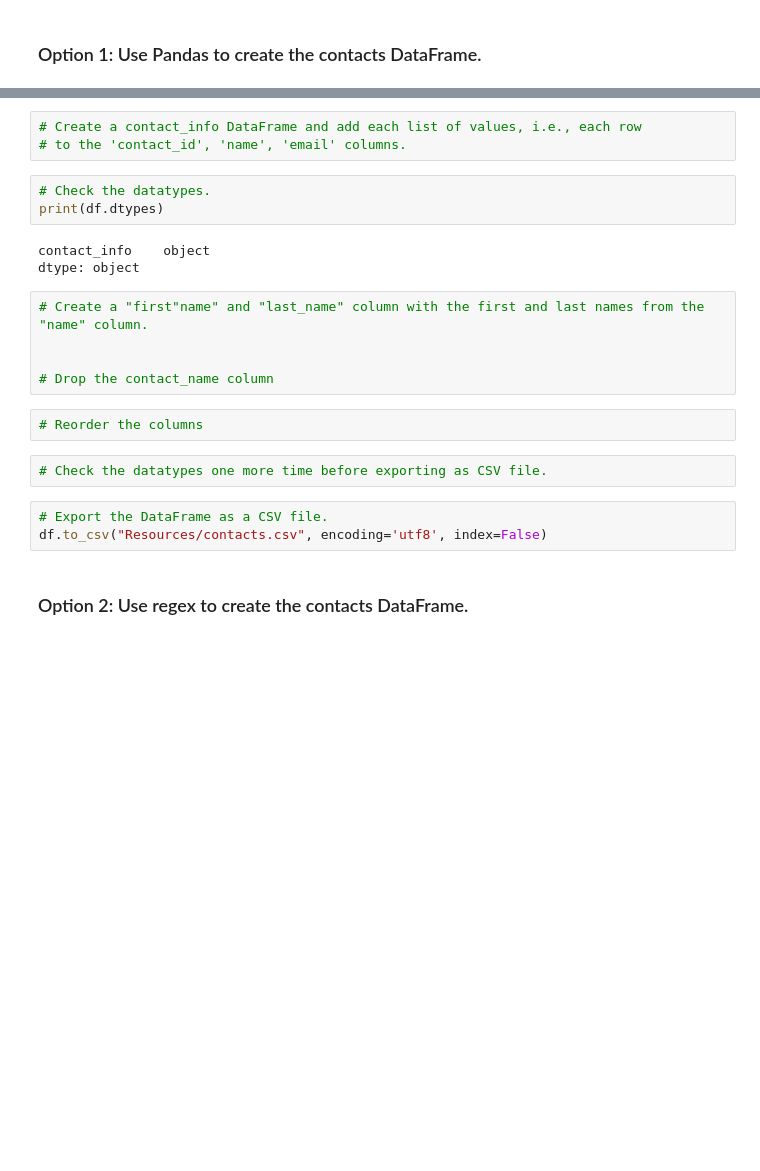
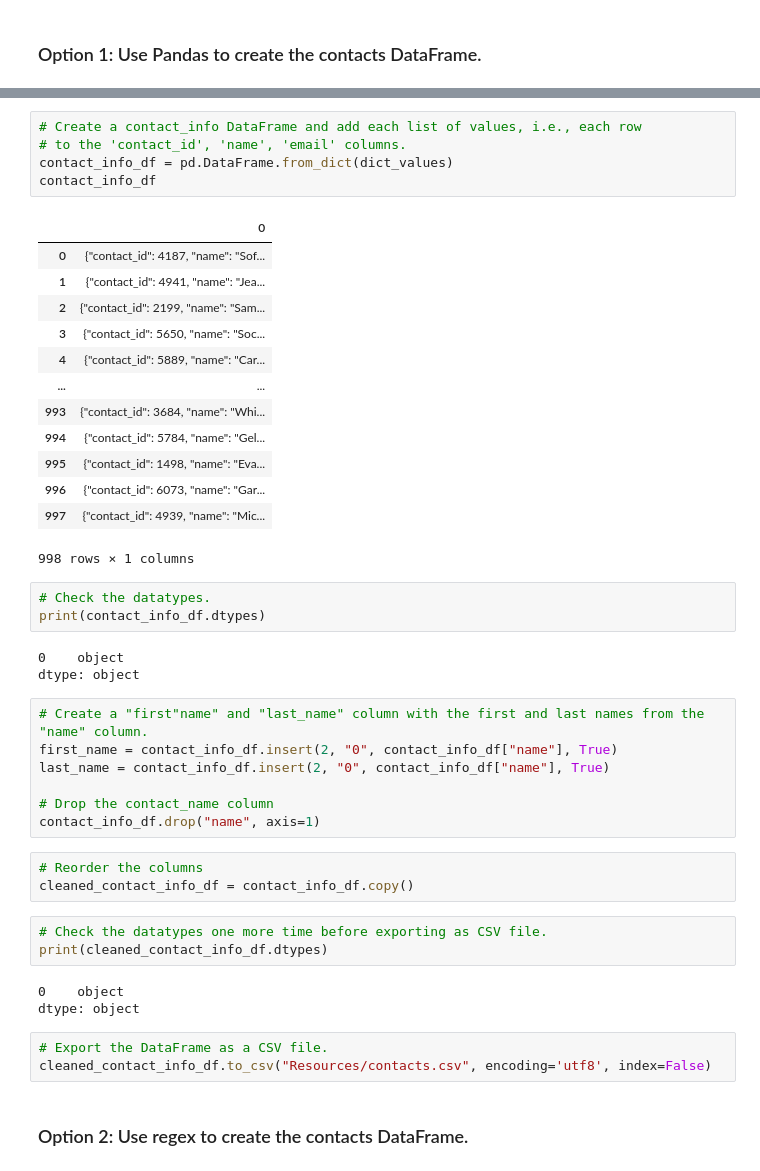
Before and after one commit to angutierrez2/etl-project, a Jupyter notebook: ETL_Mini_Project_Starter_Code.ipynb, the cells around one changed output, grey strips where cells are left out. Saved outputs shown, nothing was run; the diff lists cells and outputs as text; blank space fills up the shorter version.

```diff
--- a/ETL_Mini_Project_Starter_Code.ipynb
+++ b/ETL_Mini_Project_Starter_Code.ipynb
@@ -375,24 +375,47 @@ print(dict_values)
 # %%
 # Create a contact_info DataFrame and add each list of values, i.e., each row
 # to the 'contact_id', 'name', 'email' columns.
+contact_info_df = pd.DataFrame.from_dict(dict_values)
+contact_info_df
+# %% [output]
+|  | 0 |
+| 0 | {"contact_id": 4187, "name": "Sof... |
+| 1 | {"contact_id": 4941, "name": "Jea... |
+| 2 | {"contact_id": 2199, "name": "Sam... |
+| 3 | {"contact_id": 5650, "name": "Soc... |
+| 4 | {"contact_id": 5889, "name": "Car... |
+| ... | ... |
+| 993 | {"contact_id": 3684, "name": "Whi... |
+| 994 | {"contact_id": 5784, "name": "Gel... |
+| 995 | {"contact_id": 1498, "name": "Eva... |
+| 996 | {"contact_id": 6073, "name": "Gar... |
+| 997 | {"contact_id": 4939, "name": "Mic... |
+998 rows × 1 columns
 # %%
 # Check the datatypes.
-print(df.dtypes)
+print(contact_info_df.dtypes)
 # %% [output]
-contact_info    object
+0    object
 dtype: object
 # %%
 # Create a "first"name" and "last_name" column with the first and last names from the "name" column.
-
+first_name = contact_info_df.insert(2, "0", contact_info_df["name"], True)
+last_name = contact_info_df.insert(2, "0", contact_info_df["name"], True)
 
 # Drop the contact_name column
+contact_info_df.drop("name", axis=1)
 # %%
 # Reorder the columns
+cleaned_contact_info_df = contact_info_df.copy()
 # %%
 # Check the datatypes one more time before exporting as CSV file.
+print(cleaned_contact_info_df.dtypes)
+# %% [output]
+0    object
+dtype: object
 # %%
 # Export the DataFrame as a CSV file.
-df.to_csv("Resources/contacts.csv", encoding='utf8', index=False)
+cleaned_contact_info_df.to_csv("Resources/contacts.csv", encoding='utf8', index=False)
 # %% [markdown]
 ### Option 2: Use regex to create the contacts DataFrame.
 # %%
```
Also changed, not shown: parts of 2 cells of this notebook, 2 other files.
